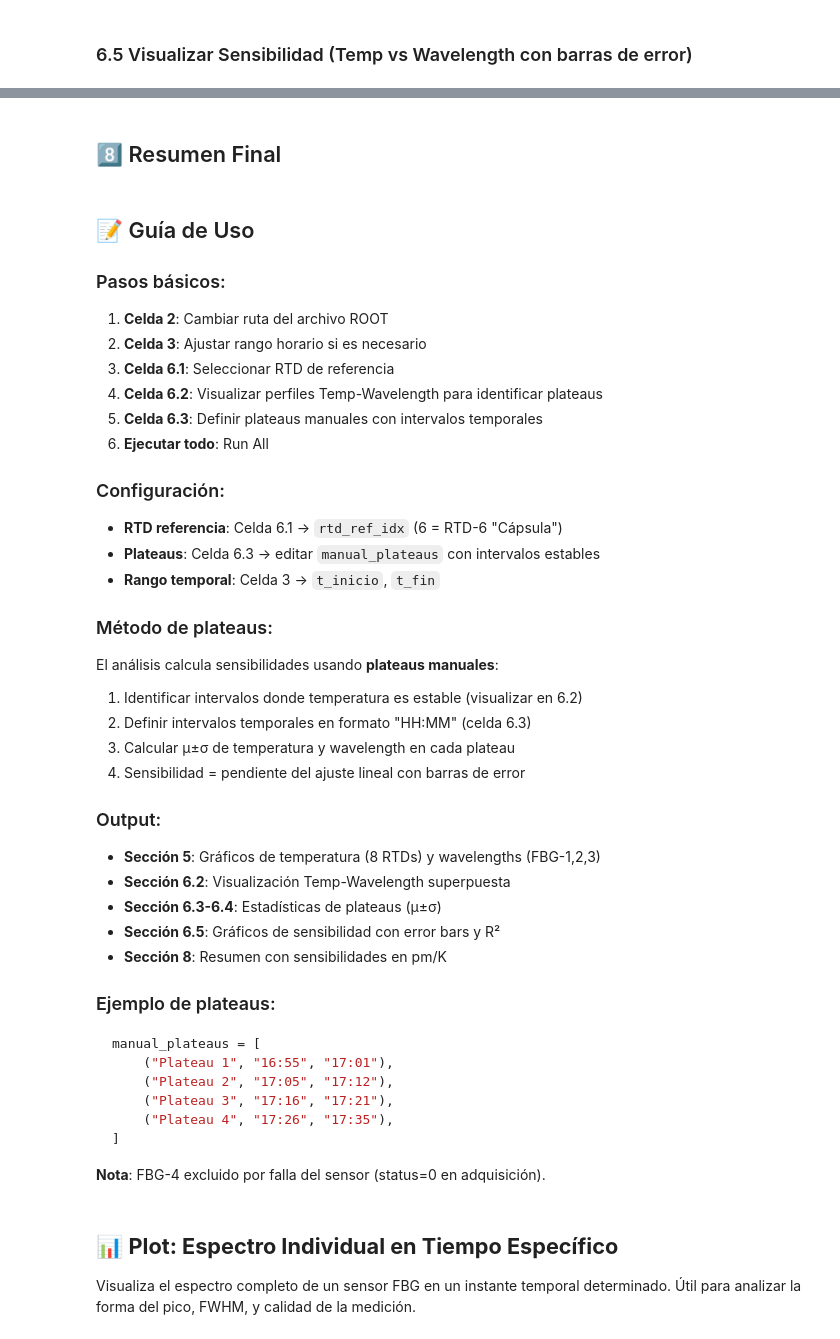
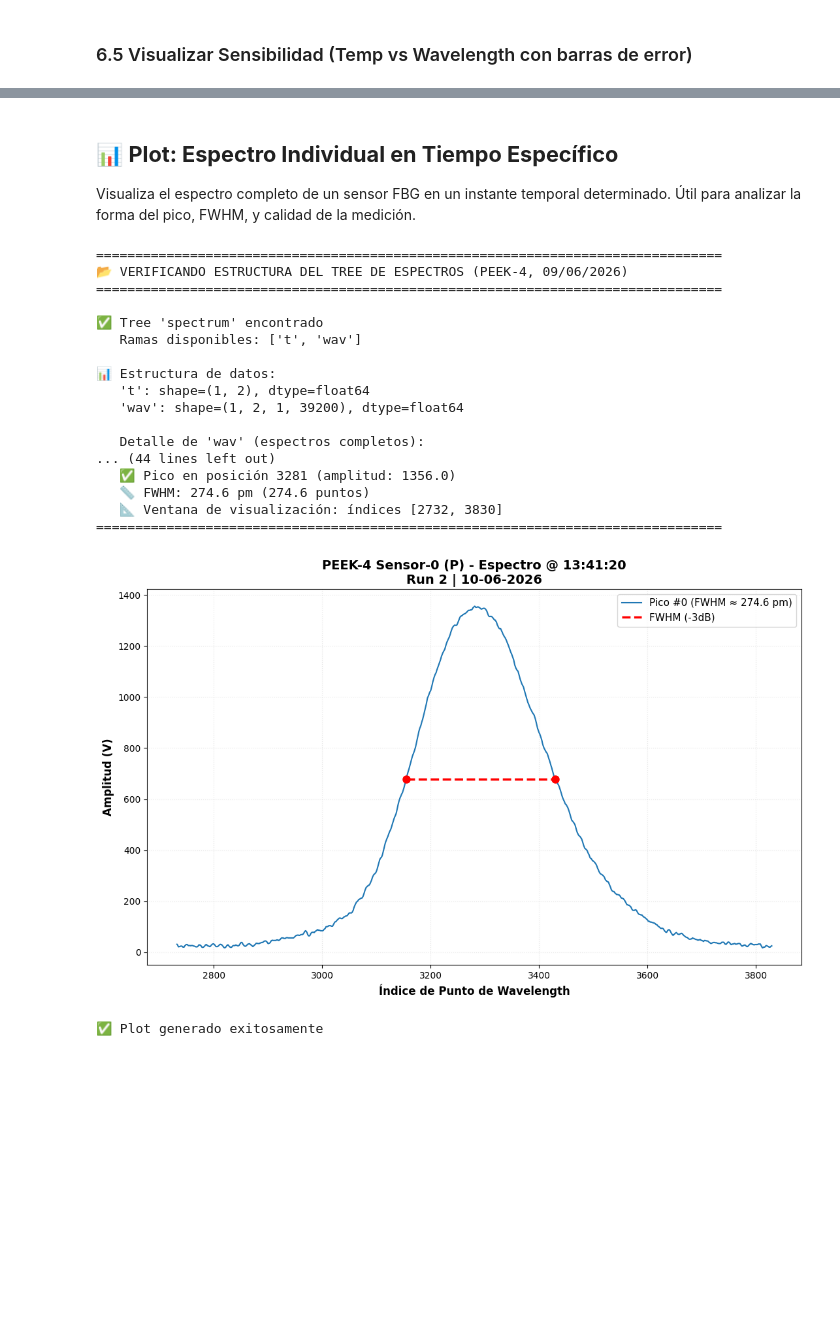
Before and after one commit to garpol/rtd-calibration-ana, a Jupyter notebook: FBG_Sensitivity_Analysis/Analisis_FBG_PEEK4_2sensores_20260610_2.ipynb, the cells around one changed output, grey strips where cells are left out. Saved outputs shown, nothing was run; the diff lists cells and outputs as text; code cells hidden in the pictures; blank space fills up the shorter version.

````diff
--- a/FBG_Sensitivity_Analysis/Analisis_FBG_PEEK4_2sensores_20260610_2.ipynb
+++ b/FBG_Sensitivity_Analysis/Analisis_FBG_PEEK4_2sensores_20260610_2.ipynb
@@ -546,13 +664,11 @@ Superposición de temperatura y wavelength para identificar visualmente los plat
 # Formato: [("Nombre", "HH:MM", "HH:MM"), ...]
 
 manual_plateaus = [
-    ("Plateau 1", "14:00", "14:11"),
-    ("Plateau 2", "14:22", "14:33"),
-    ("Plateau 3", "14:50", "15:01"),
+    ("Plateau 1", "14:03", "14:13"),
+    ("Plateau 2", "14:20", "14:30"),
+    ("Plateau 3", "14:45", "14:55"),
     ("Plateau 4", "15:12", "15:23"),
-    ("Plateau 5", "15:40", "15:51"),
-    ("Plateau 6", "16:08", "16:19"),
-    ("Plateau 7", "16:24", "16:35"),
+    ("Plateau 5", "15:38", "15:48"),
 ]
 
 # Activar plateaus manuales
@@ -1227,46 +1307,3 @@ else:
-# %% [markdown]
-## 8️⃣ Resumen Final
-# %% [markdown]
-## 📝 Guía de Uso
-
-### Pasos básicos:
-1. **Celda 2**: Cambiar ruta del archivo ROOT
-2. **Celda 3**: Ajustar rango horario si es necesario
-3. **Celda 6.1**: Seleccionar RTD de referencia
-4. **Celda 6.2**: Visualizar perfiles Temp-Wavelength para identificar plateaus
-5. **Celda 6.3**: Definir plateaus manuales con intervalos temporales
-6. **Ejecutar todo**: Run All
-
-### Configuración:
-- **RTD referencia**: Celda 6.1 → `rtd_ref_idx` (6 = RTD-6 "Cápsula")
-- **Plateaus**: Celda 6.3 → editar `manual_plateaus` con intervalos estables
-- **Rango temporal**: Celda 3 → `t_inicio`, `t_fin`
-
-### Método de plateaus:
-El análisis calcula sensibilidades usando **plateaus manuales**:
-1. Identificar intervalos donde temperatura es estable (visualizar en 6.2)
-2. Definir intervalos temporales en formato "HH:MM" (celda 6.3)
-3. Calcular μ±σ de temperatura y wavelength en cada plateau
-4. Sensibilidad = pendiente del ajuste lineal con barras de error
-
-### Output:
-- **Sección 5**: Gráficos de temperatura (8 RTDs) y wavelengths (FBG-1,2,3)
-- **Sección 6.2**: Visualización Temp-Wavelength superpuesta
-- **Sección 6.3-6.4**: Estadísticas de plateaus (μ±σ)
-- **Sección 6.5**: Gráficos de sensibilidad con error bars y R²
-- **Sección 8**: Resumen con sensibilidades en pm/K
-
-### Ejemplo de plateaus:
-```python
-manual_plateaus = [
-    ("Plateau 1", "16:55", "17:01"),
-    ("Plateau 2", "17:05", "17:12"),
-    ("Plateau 3", "17:16", "17:21"),
-    ("Plateau 4", "17:26", "17:35"),
-]
-```
-
-**Nota**: FBG-4 excluido por falla del sensor (status=0 en adquisición).
 # %% [markdown]
 ## 📊 **Plot: Espectro Individual en Tiempo Específico**
 
@@ -1561,34 +1598,54 @@ if spectrum is not None and center_idx is not None and len(spectrum) > 0:
     # PLOT
     # ============================================================================
 
-    fiber_name = f"PEEK-7 Sensor-{PLOT_SENSOR_IDX} ({PLOT_POL})"
+    fiber_name = f"PEEK-4 Sensor-{PLOT_SENSOR_IDX} ({PLOT_POL})"
 
     plt.figure(figsize=(11, 7))
     plt.plot(x_pm, y, linewidth=1.5, label=f"Pico #{PLOT_PEAK_IDX} (FWHM ≈ {fwhm_pm:.1f} pm)", color='#1f77b4')
 
     # Marcar FWHM
     if results_half is not None:
         # Extraer valores escalares (results_half retorna arrays, tomamos primer elemento)
         fwhm_height = results_half[1][0] if hasattr(results_half[1], '__len__') else results_half[1]
         fwhm_left = results_half[2][0] if hasattr(results_half[2], '__len__') else results_half[2]
         fwhm_right = results_half[3][0] if hasattr(results_half[3], '__len__') else results_half[3]
 
         plt.hlines(fwhm_height, fwhm_left, fwhm_right,
                    color='red', linestyle='--', linewidth=2.5, label='FWHM (-3dB)')
         plt.plot([fwhm_left, fwhm_right], [fwhm_height, fwhm_height], 'ro', markersize=8)
 
     plt.xlabel("Índice de Punto de Wavelength", fontsize=12, fontweight='bold')
     plt.ylabel("Amplitud (V)", fontsize=12, fontweight='bold')
     if closest_time is not None:
         plt.title(f"{fiber_name} - Espectro @ {closest_time.strftime('%H:%M:%S')}\nRun 2 | 10-06-2026",
                   fontsize=14, fontweight='bold')
     else:
         plt.title(f"{fiber_name} - Espectro\nRun 2 | 10-06-2026", fontsize=14, fontweight='bold')
     plt.legend(fontsize=11, loc='best')
     plt.grid(alpha=0.3, linestyle=':')
     plt.tight_layout()
     plt.show()
 
     print(f"\n✅ Plot generado exitosamente")
 else:
     print("\n❌ No se pudo generar el plot (espectro vacío o inválido)")
+# %% [output]
+================================================================================
+📂 VERIFICANDO ESTRUCTURA DEL TREE DE ESPECTROS (PEEK-4, 09/06/2026)
+================================================================================
+
+✅ Tree 'spectrum' encontrado
+   Ramas disponibles: ['t', 'wav']
+
+📊 Estructura de datos:
+   't': shape=(1, 2), dtype=float64
+   'wav': shape=(1, 2, 1, 39200), dtype=float64
+
+   Detalle de 'wav' (espectros completos):
+... (44 lines left out)
+   ✅ Pico en posición 3281 (amplitud: 1356.0)
+   📏 FWHM: 274.6 pm (274.6 puntos)
+   📐 Ventana de visualización: índices [2732, 3830]
+================================================================================
+[figure, added]
+✅ Plot generado exitosamente
````
Also changed, not shown: parts of 23 cells of this notebook, 3 other files.
